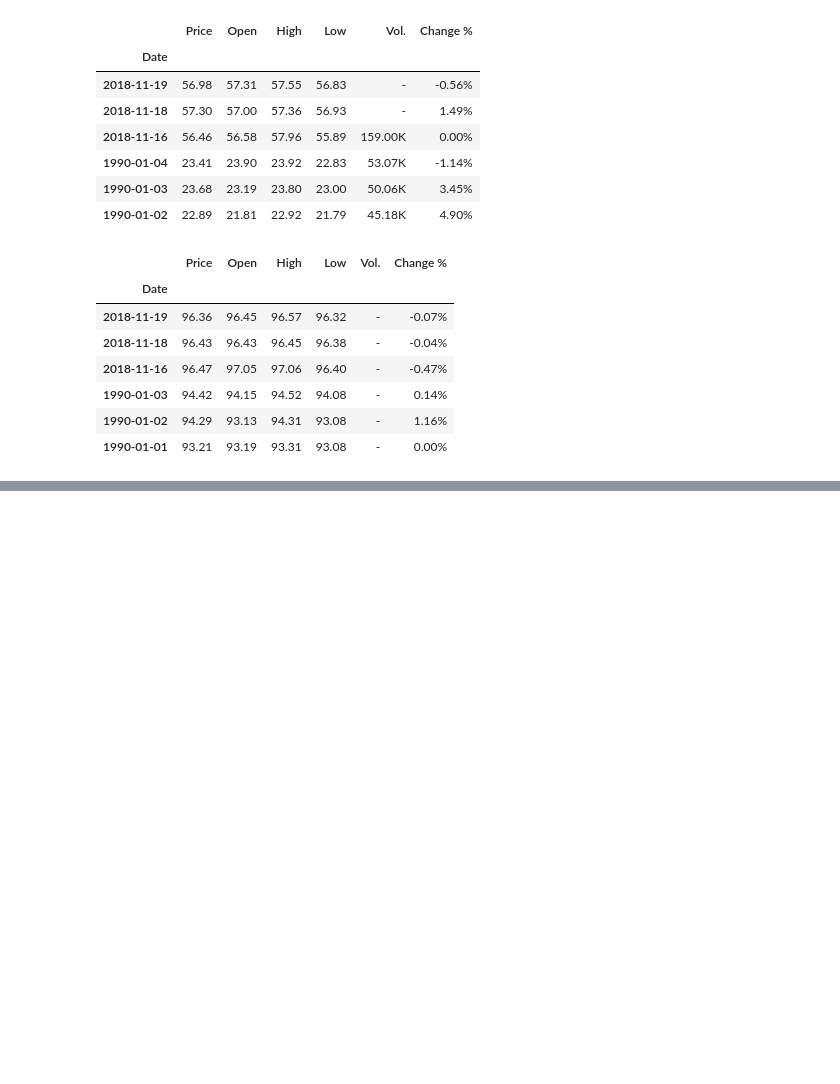
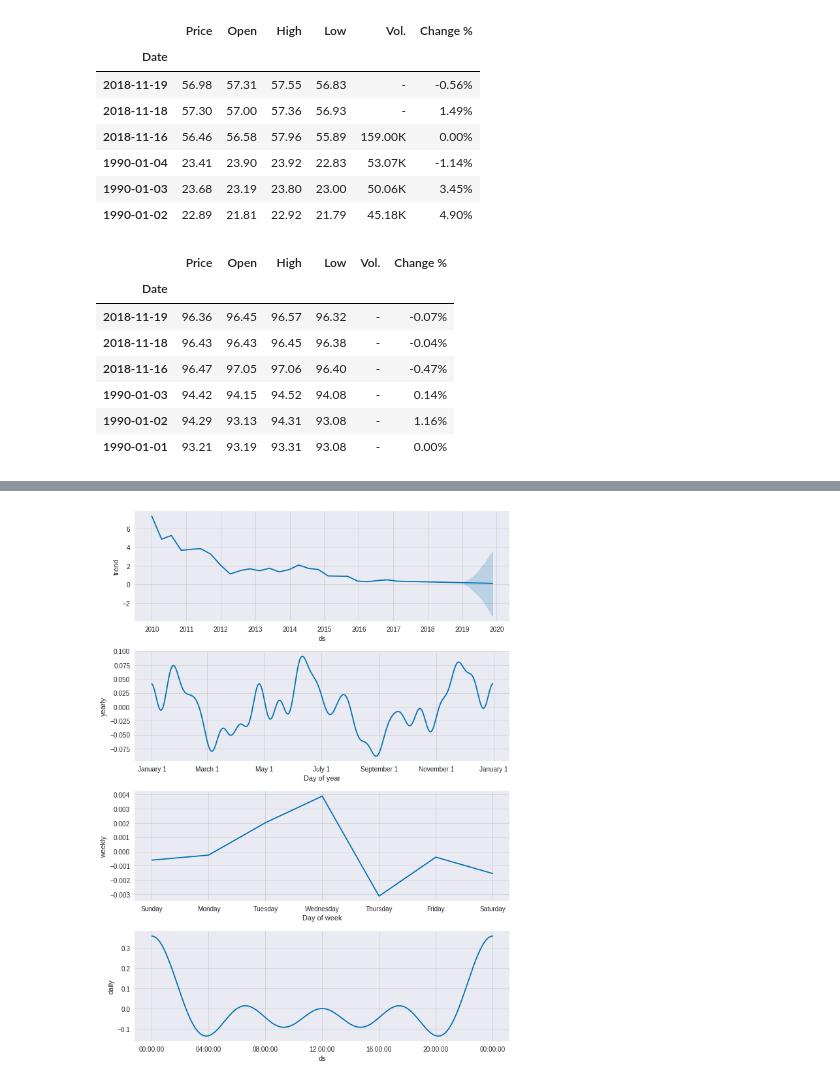
Before and after one commit to amun83/Financial-Data-Science, a Jupyter notebook: FD102_Forecasting_Natural_Gas_ETN_Prices.ipynb, the cells around one changed output, grey strips where cells are left out. Saved outputs shown, nothing was run; the diff lists cells and outputs as text; code cells hidden in the pictures; blank space fills up the shorter version.

```diff
--- a/FD102_Forecasting_Natural_Gas_ETN_Prices.ipynb
+++ b/FD102_Forecasting_Natural_Gas_ETN_Prices.ipynb
@@ -182,0 +332,4 @@ M.tail(100)
+# %%
+_ = fb.plot_components(forecast)
+# %% [output]
+[figure, added]
```
Also changed, not shown: parts of 28 cells of this notebook.
